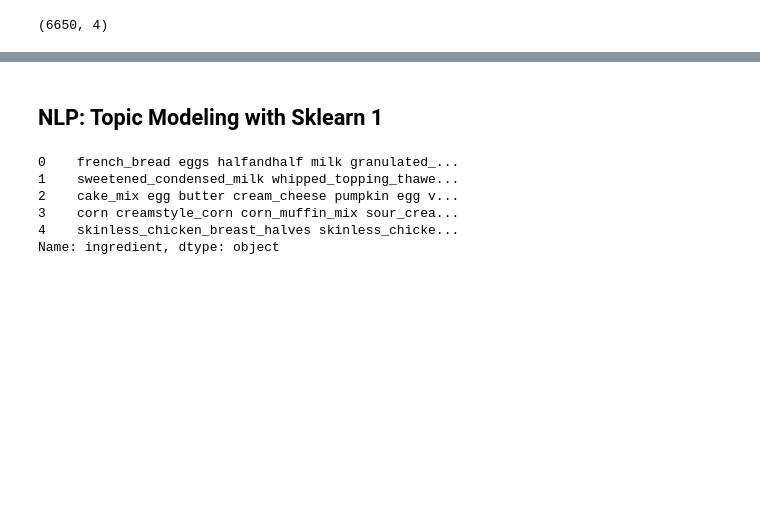
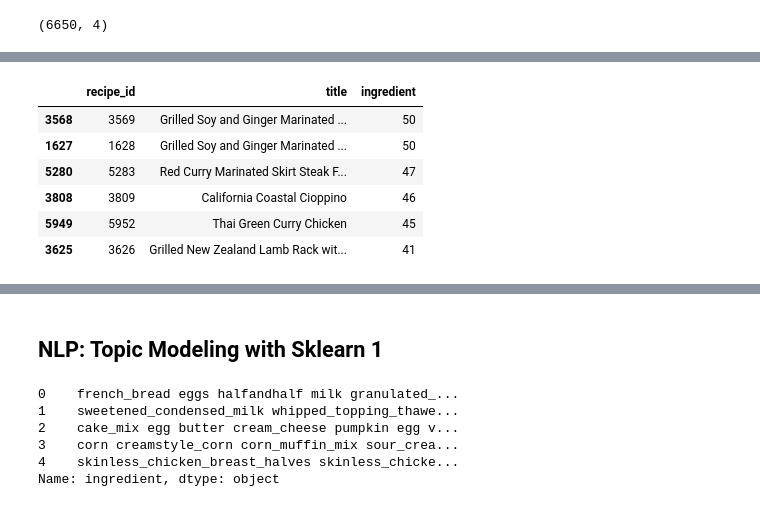
Before and after one commit to amazurek1/Recipe_Recommender, a Jupyter notebook: notebooks/FoodNetwork_NLP3.ipynb, the cells around one changed output, grey strips where cells are left out. Saved outputs shown, nothing was run; the diff lists cells and outputs as text; code cells hidden in the pictures; blank space fills up the shorter version.

```diff
--- a/notebooks/FoodNetwork_NLP3.ipynb
+++ b/notebooks/FoodNetwork_NLP3.ipynb
@@ -125,0 +127,11 @@ ingred_list = data2.ingredient.tolist()
+# %%
+# sort values to look at the recipes with the most unique ingredients
+data_grouped2.sort_values(by="ingredient", ascending=False).head(6)
+# %% [output]
+|  | recipe_id | title | ingredient |
+| 3568 | 3569 | Grilled Soy and Ginger Marinated ... | 50 |
+| 1627 | 1628 | Grilled Soy and Ginger Marinated ... | 50 |
+| 5280 | 5283 | Red Curry Marinated Skirt Steak F... | 47 |
+| 3808 | 3809 | California Coastal Cioppino | 46 |
+| 5949 | 5952 | Thai Green Curry Chicken | 45 |
+| 3625 | 3626 | Grilled New Zealand Lamb Rack wit... | 41 |
```
Also changed, not shown: parts of 26 cells of this notebook, 44 other files.
